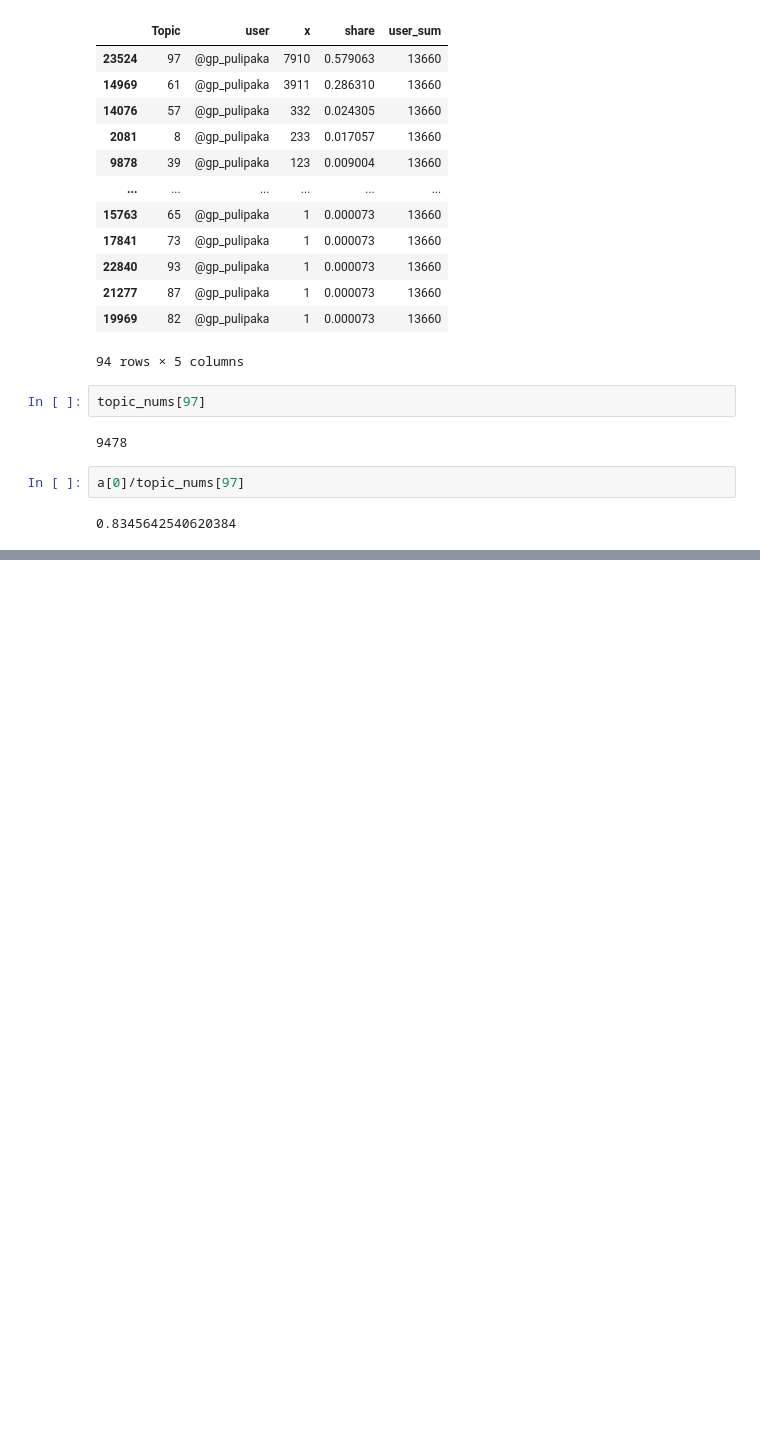
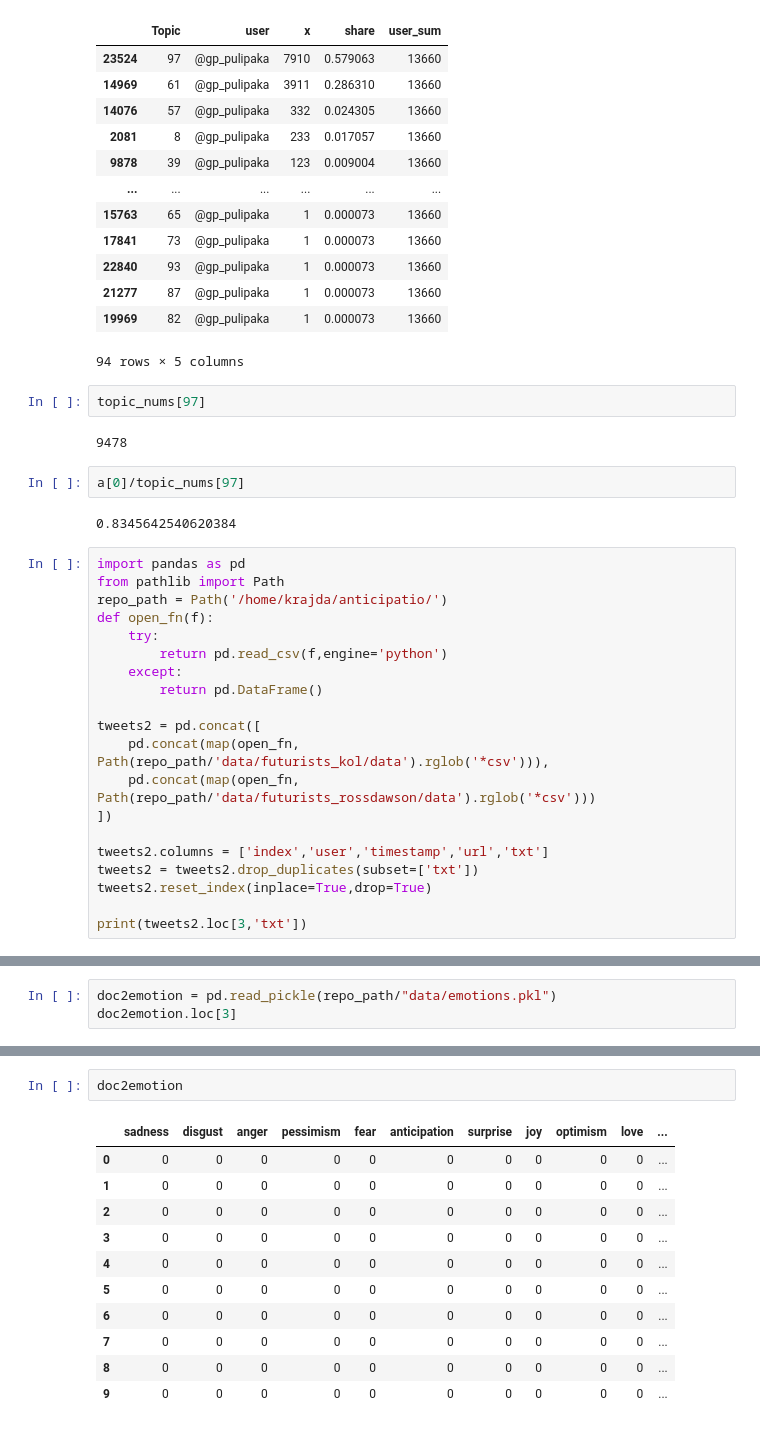
Before and after one commit to maciejskorski/anticipatio, a Jupyter notebook: src/xaru/4 topic_analysis.ipynb, the cells around one changed output, grey strips where cells are left out. Saved outputs shown, nothing was run; the diff lists cells and outputs as text; blank space fills up the shorter version.

```diff
--- a/src/xaru/4 topic_analysis.ipynb
+++ b/src/xaru/4 topic_analysis.ipynb
@@ -338,3 +338,23 @@ topic_nums[97]
 a[0]/topic_nums[97]
 # %% [output]
 0.8345642540620384
+# %%
+import pandas as pd
+from pathlib import Path
+repo_path = Path('/home/krajda/anticipatio/')
+def open_fn(f):
+    try:
+        return pd.read_csv(f,engine='python')
+    except:
+        return pd.DataFrame()
+
+tweets2 = pd.concat([
+    pd.concat(map(open_fn, Path(repo_path/'data/futurists_kol/data').rglob('*csv'))),
+    pd.concat(map(open_fn, Path(repo_path/'data/futurists_rossdawson/data').rglob('*csv')))
+])
+
+tweets2.columns = ['index','user','timestamp','url','txt']
+tweets2 = tweets2.drop_duplicates(subset=['txt'])
+tweets2.reset_index(inplace=True,drop=True)
+
+print(tweets2.loc[3,'txt'])
@@ -340,0 +363,3 @@ a[0]/topic_nums[97]
+# %%
+doc2emotion = pd.read_pickle(repo_path/"data/emotions.pkl")
+doc2emotion.loc[3]
@@ -340,0 +379,14 @@ a[0]/topic_nums[97]
+# %%
+doc2emotion
+# %% [output]
+|  | sadness | disgust | anger | pessimism | fear | anticipation | surprise | joy | optimism | love | ... |
+| 0 | 0 | 0 | 0 | 0 | 0 | 0 | 0 | 0 | 0 | 0 | ... |
+| 1 | 0 | 0 | 0 | 0 | 0 | 0 | 0 | 0 | 0 | 0 | ... |
+| 2 | 0 | 0 | 0 | 0 | 0 | 0 | 0 | 0 | 0 | 0 | ... |
+| 3 | 0 | 0 | 0 | 0 | 0 | 0 | 0 | 0 | 0 | 0 | ... |
+| 4 | 0 | 0 | 0 | 0 | 0 | 0 | 0 | 0 | 0 | 0 | ... |
+| 5 | 0 | 0 | 0 | 0 | 0 | 0 | 0 | 0 | 0 | 0 | ... |
+| 6 | 0 | 0 | 0 | 0 | 0 | 0 | 0 | 0 | 0 | 0 | ... |
+| 7 | 0 | 0 | 0 | 0 | 0 | 0 | 0 | 0 | 0 | 0 | ... |
+| 8 | 0 | 0 | 0 | 0 | 0 | 0 | 0 | 0 | 0 | 0 | ... |
+| 9 | 0 | 0 | 0 | 0 | 0 | 0 | 0 | 0 | 0 | 0 | ... |
```
Also changed, not shown: parts of 2 cells of this notebook, 2 other files.
